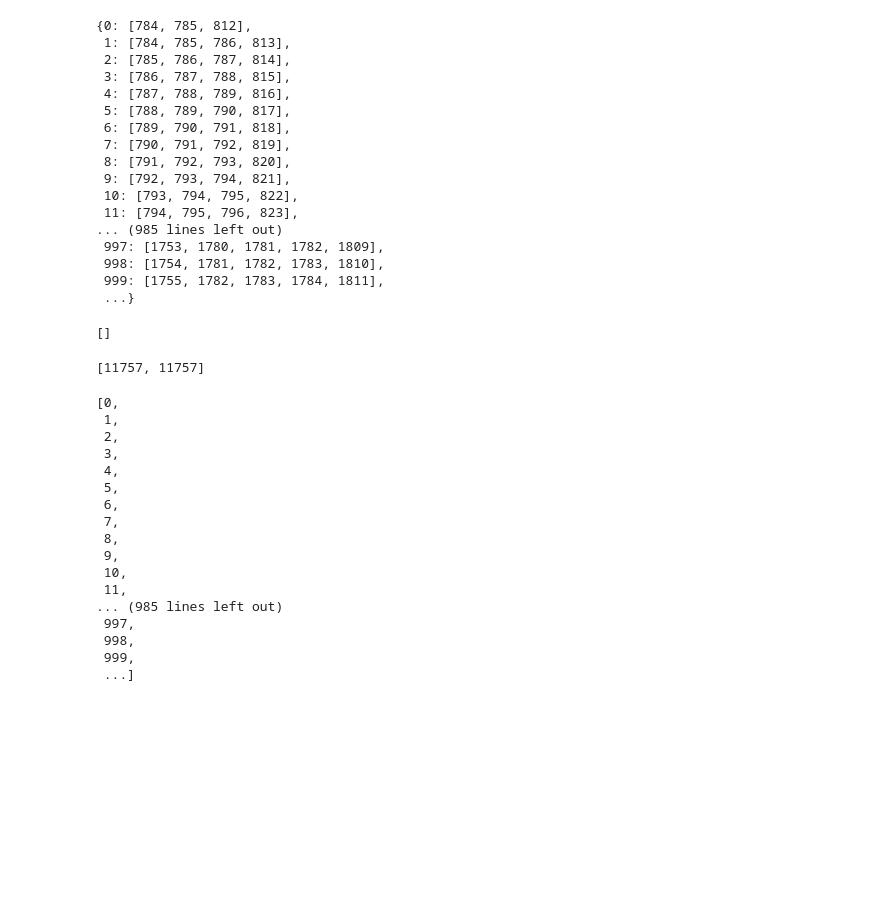
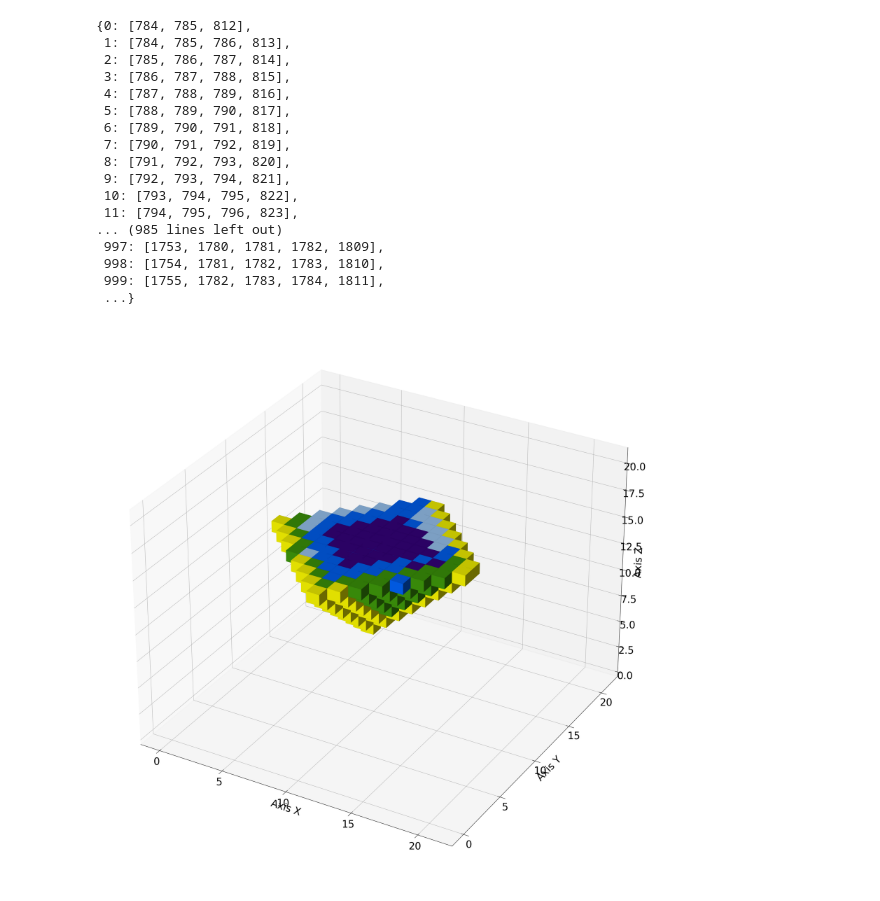
Before and after one commit to Wamedina/Tesis-Magister, a Jupyter notebook: Codes/JupyterCodes/openPitJupyter.ipynb, the cells around one changed output. Saved outputs shown, nothing was run; the diff lists cells and outputs as text; code cells hidden in the pictures; blank space fills up the shorter version.

```diff
--- a/Codes/JupyterCodes/openPitJupyter.ipynb
+++ b/Codes/JupyterCodes/openPitJupyter.ipynb
@@ -210,31 +196,7 @@ predecessorsBlocks
  998: [1754, 1781, 1782, 1783, 1810],
  999: [1755, 1782, 1783, 1784, 1811],
  ...}
-# %%
-predecessorsBlocks[11759]
-# %% [output]
-[]
-# %%
-openPitModel.predecessorBlock[-3]
-# %% [output]
-[11757, 11757]
-# %%
-openPitModel.openPitBlocks
-# %% [output]
-[0,
- 1,
- 2,
- 3,
- 4,
- 5,
- 6,
- 7,
- 8,
- 9,
- 10,
- 11,
-... (985 lines left out)
- 997,
- 998,
- 999,
- ...]
+# %%
+plotResults(openPitVariableValues, openPitModel.openPitBlocks, openPitModel.openPitBlocksLengthLimits, openPitModel.openPitBlocksWidthLimits, openPitModel.openPitBlocksHeightLimits, openPitModel.openPitBlocksWidthLimits, openPitModel.openPitBlocksHeightLimits)
+# %% [output]
+[figure, added]
```
Also changed, not shown: parts of 5 cells of this notebook, 43 other files.
